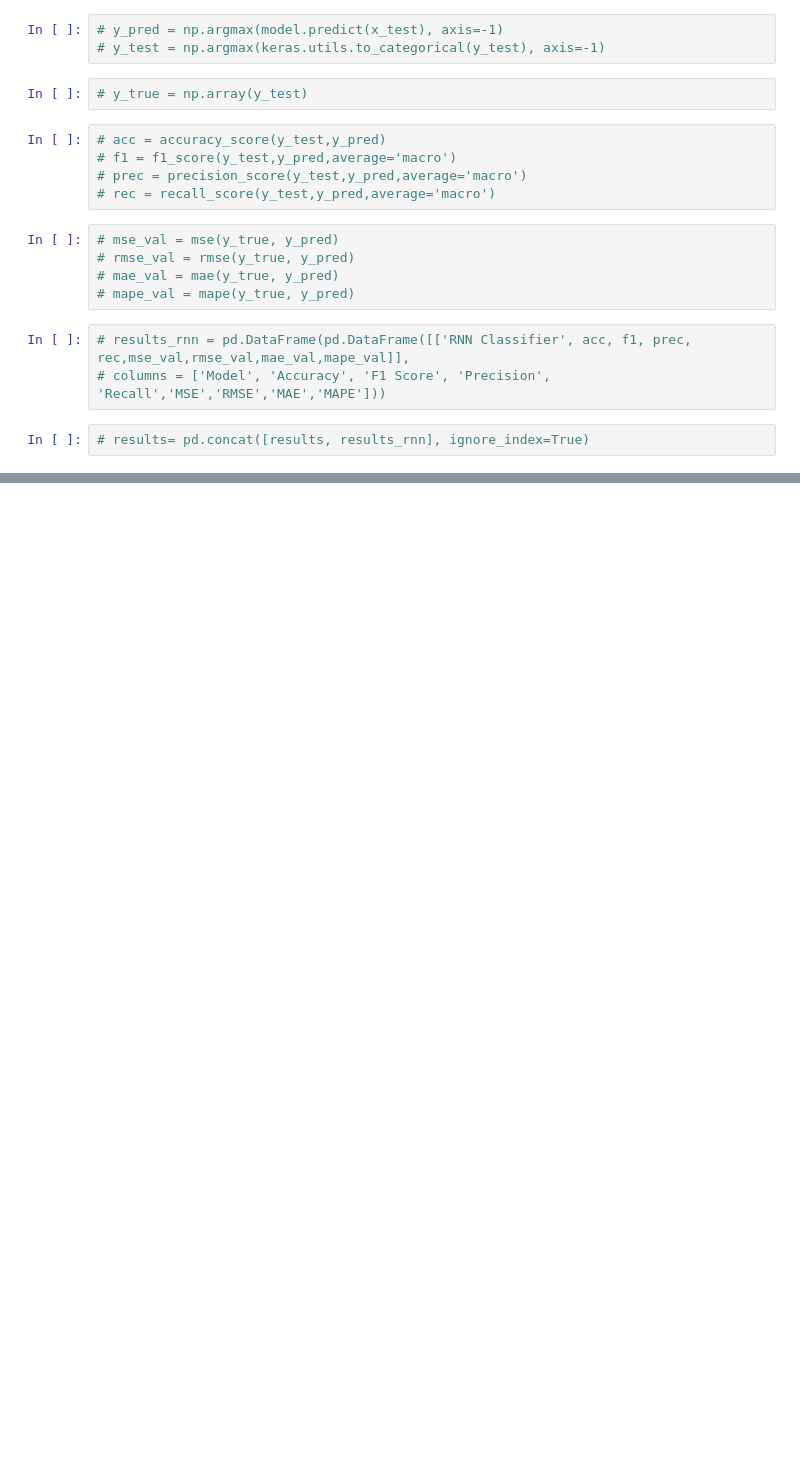
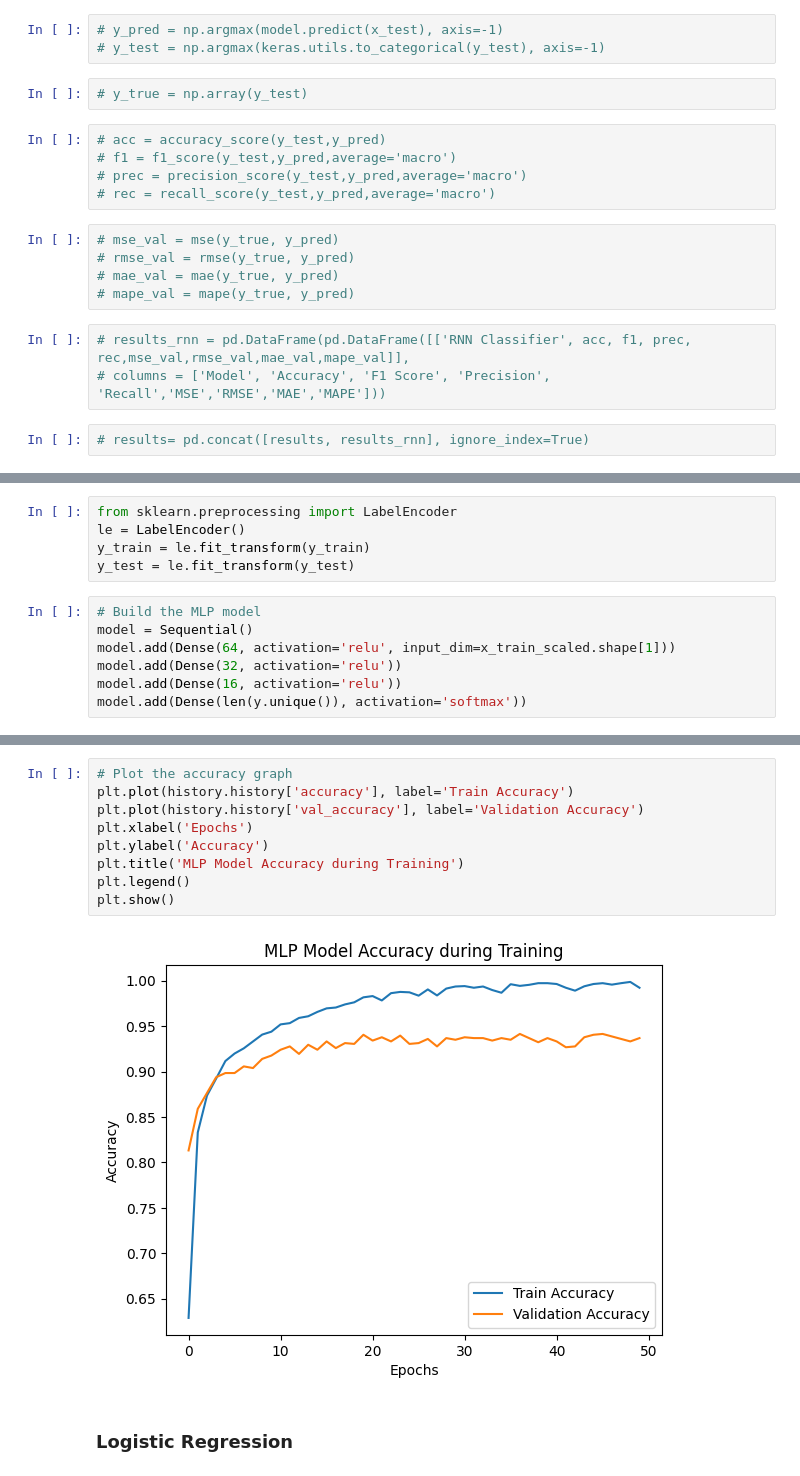
Before and after one commit to ashpreet12/MajorProject_Emg_ParkinsonDetection, a Jupyter notebook: dataset1_handRecognition.ipynb, the cells around one changed output, grey strips where cells are left out. Saved outputs shown, nothing was run; the diff lists cells and outputs as text; blank space fills up the shorter version.

Commit message:
Add Logistic Regression, MLP, LSTM, Ada Boost in both datasets

```diff
--- a/dataset1_handRecognition.ipynb
+++ b/dataset1_handRecognition.ipynb
@@ -1080,0 +1094,12 @@ plt.show()
+# %%
+from sklearn.preprocessing import LabelEncoder
+le = LabelEncoder()
+y_train = le.fit_transform(y_train)
+y_test = le.fit_transform(y_test)
+# %%
+# Build the MLP model
+model = Sequential()
+model.add(Dense(64, activation='relu', input_dim=x_train_scaled.shape[1]))
+model.add(Dense(32, activation='relu'))
+model.add(Dense(16, activation='relu'))
+model.add(Dense(len(y.unique()), activation='softmax'))
@@ -1080,0 +1173,13 @@ plt.show()
+# %%
+# Plot the accuracy graph
+plt.plot(history.history['accuracy'], label='Train Accuracy')
+plt.plot(history.history['val_accuracy'], label='Validation Accuracy')
+plt.xlabel('Epochs')
+plt.ylabel('Accuracy')
+plt.title('MLP Model Accuracy during Training')
+plt.legend()
+plt.show()
+# %% [output]
+[figure, added]
+# %% [markdown]
+### Logistic Regression
```
Also changed, not shown: parts of 67 cells of this notebook, 1 other file.
